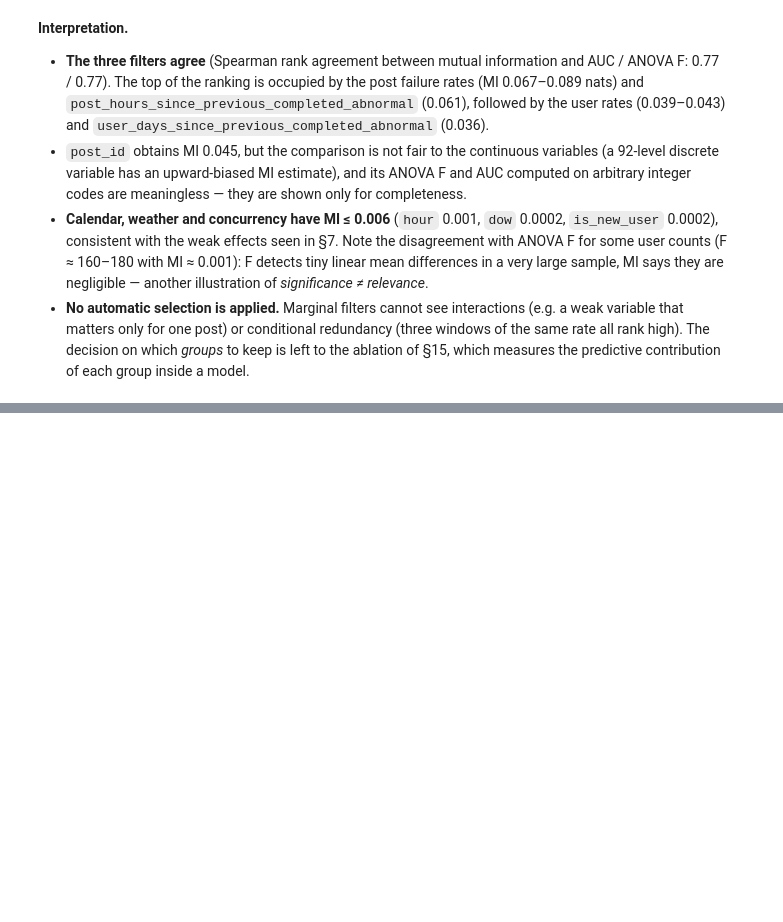
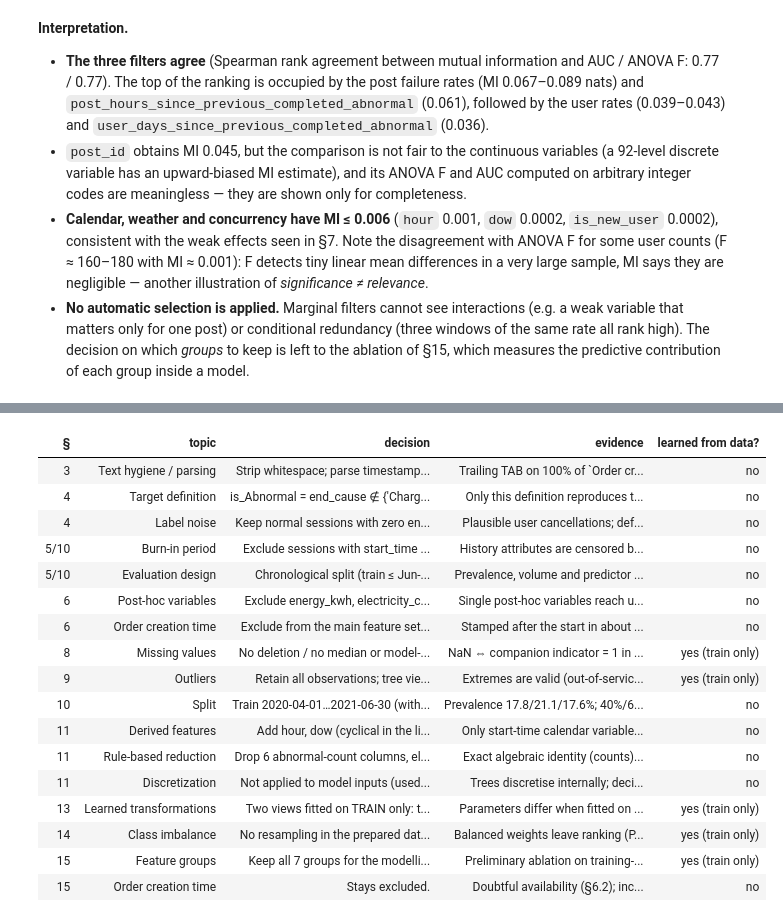
Before and after one commit to AmirMasnavi/MINDD, a Jupyter notebook: TP1_Task1_Data_Understanding_and_Preparation.ipynb, the cells around one changed output, grey strips where cells are left out. Drawn from its saved outputs; the diff is of its cells as text; code cells hidden in the pictures; blank space fills up the shorter version.

```diff
--- a/TP1_Task1_Data_Understanding_and_Preparation.ipynb
+++ b/TP1_Task1_Data_Understanding_and_Preparation.ipynb
@@ -2170,0 +2627,21 @@ Spearman rank agreement between the three rankings (MI vs AUC / MI vs F): 0.77 /
+# %%
+display(pd.DataFrame(DECISIONS).style.hide(axis="index").set_properties(**{"text-align": "left"}))
+# %% [output]
+| § | topic | decision | evidence | learned from data? |
+| 3 | Text hygiene / parsing | Strip whitespace; parse timestamp... | Trailing TAB on 100% of `Order cr... | no |
+| 4 | Target definition | is_Abnormal = end_cause ∉ {'Charg... | Only this definition reproduces t... | no |
+| 4 | Label noise | Keep normal sessions with zero en... | Plausible user cancellations; def... | no |
+| 5/10 | Burn-in period | Exclude sessions with start_time ... | History attributes are censored b... | no |
+| 5/10 | Evaluation design | Chronological split (train ≤ Jun-... | Prevalence, volume and predictor ... | no |
+| 6 | Post-hoc variables | Exclude energy_kwh, electricity_c... | Single post-hoc variables reach u... | no |
+| 6 | Order creation time | Exclude from the main feature set... | Stamped after the start in about ... | no |
+| 8 | Missing values | No deletion / no median or model-... | NaN ⇔ companion indicator = 1 in ... | yes (train only) |
+| 9 | Outliers | Retain all observations; tree vie... | Extremes are valid (out-of-servic... | yes (train only) |
+| 10 | Split | Train 2020-04-01…2021-06-30 (with... | Prevalence 17.8/21.1/17.6%; 40%/6... | no |
+| 11 | Derived features | Add hour, dow (cyclical in the li... | Only start-time calendar variable... | no |
+| 11 | Rule-based reduction | Drop 6 abnormal-count columns, el... | Exact algebraic identity (counts)... | no |
+| 11 | Discretization | Not applied to model inputs (used... | Trees discretise internally; deci... | no |
+| 13 | Learned transformations | Two views fitted on TRAIN only: t... | Parameters differ when fitted on ... | yes (train only) |
+| 14 | Class imbalance | No resampling in the prepared dat... | Balanced weights leave ranking (P... | yes (train only) |
+| 15 | Feature groups | Keep all 7 groups for the modelli... | Preliminary ablation on training-... | yes (train only) |
+| 15 | Order creation time | Stays excluded. | Doubtful availability (§6.2); inc... | no |
```
Also changed, not shown: parts of 58 cells of this notebook, 32 other files.
